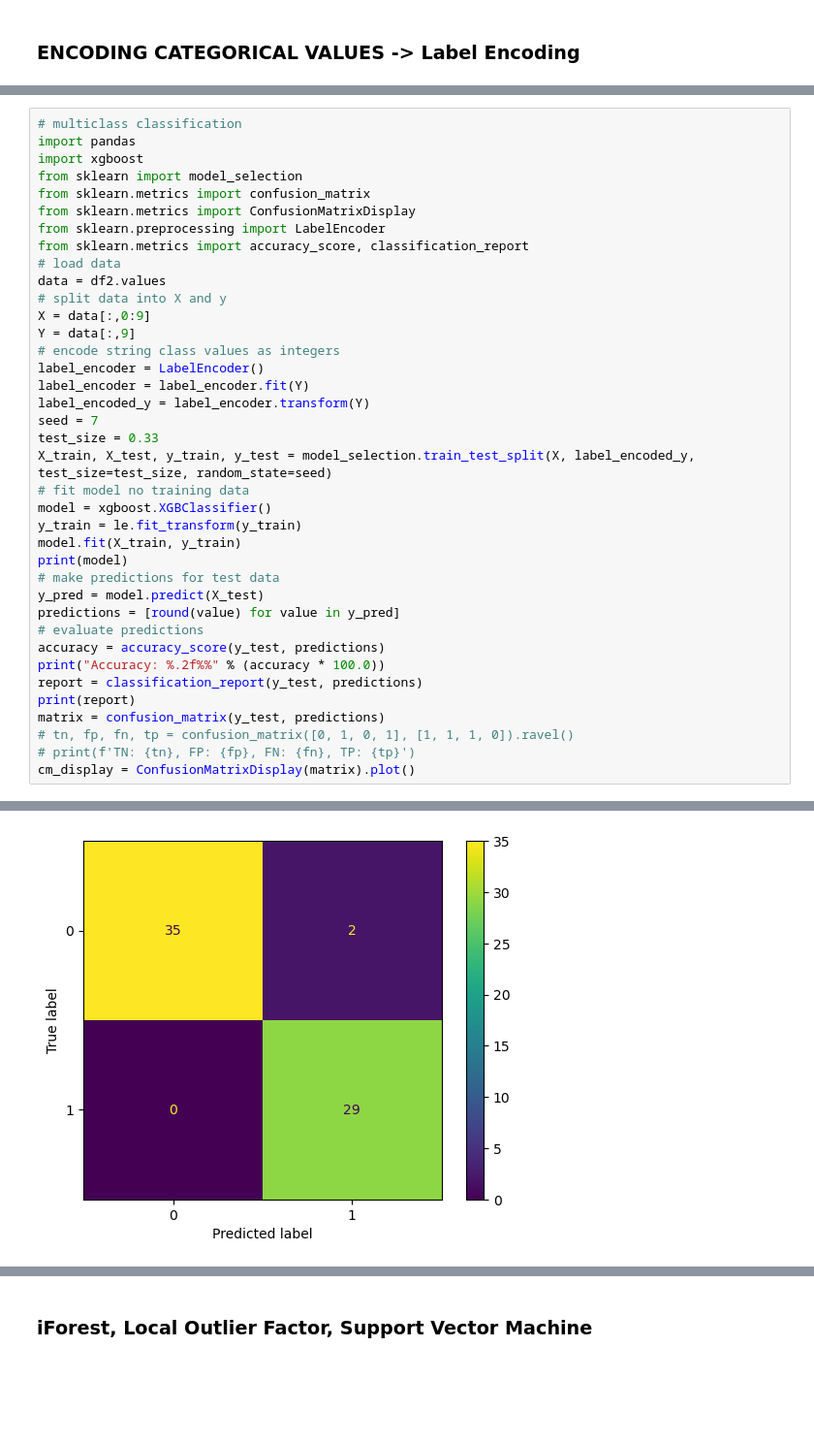
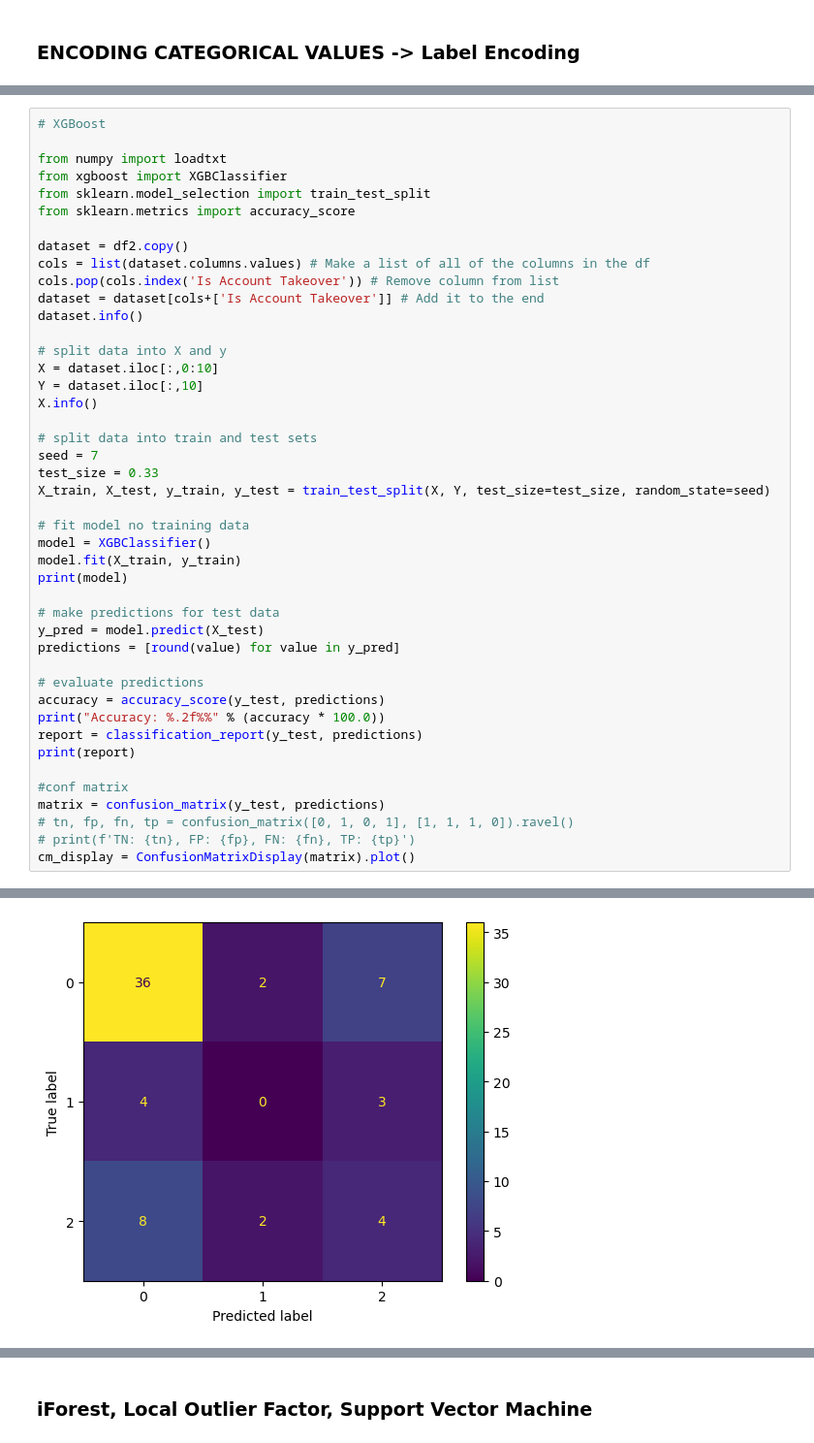
Before and after one commit to grzesiakm/AI-playground, a Jupyter notebook: Mgr_200.ipynb, the cells around one changed output, grey strips where cells are left out. Shown at 97% size. Saved outputs shown, nothing was run; the diff lists cells and outputs as text; blank space fills up the shorter version.

Commit message:
Update Mgr_200.ipynb
Fixed issues with ndarray and add more test cases

```diff
--- a/Mgr_200.ipynb
+++ b/Mgr_200.ipynb
@@ -394,37 +395,43 @@ memory usage: 5.4 KB
 # %%
-# multiclass classification
-import pandas
-import xgboost
-from sklearn import model_selection
-from sklearn.metrics import confusion_matrix
-from sklearn.metrics import ConfusionMatrixDisplay
-from sklearn.preprocessing import LabelEncoder
-from sklearn.metrics import accuracy_score, classification_report
-# load data
-data = df2.values
+# XGBoost
+
+from numpy import loadtxt
+from xgboost import XGBClassifier
+from sklearn.model_selection import train_test_split
+from sklearn.metrics import accuracy_score
+
+dataset = df2.copy()
+cols = list(dataset.columns.values) # Make a list of all of the columns in the df
+cols.pop(cols.index('Is Account Takeover')) # Remove column from list
+dataset = dataset[cols+['Is Account Takeover']] # Add it to the end
+dataset.info()
+
 # split data into X and y
-X = data[:,0:9]
-Y = data[:,9]
-# encode string class values as integers
-label_encoder = LabelEncoder()
-label_encoder = label_encoder.fit(Y)
-label_encoded_y = label_encoder.transform(Y)
+X = dataset.iloc[:,0:10]
+Y = dataset.iloc[:,10]
+X.info()
+
+# split data into train and test sets
 seed = 7
 test_size = 0.33
-X_train, X_test, y_train, y_test = model_selection.train_test_split(X, label_encoded_y, test_size=test_size, random_state=seed)
+X_train, X_test, y_train, y_test = train_test_split(X, Y, test_size=test_size, random_state=seed)
+
 # fit model no training data
-model = xgboost.XGBClassifier()
-y_train = le.fit_transform(y_train)
+model = XGBClassifier()
 model.fit(X_train, y_train)
 print(model)
+
 # make predictions for test data
 y_pred = model.predict(X_test)
 predictions = [round(value) for value in y_pred]
+
 # evaluate predictions
 accuracy = accuracy_score(y_test, predictions)
 print("Accuracy: %.2f%%" % (accuracy * 100.0))
 report = classification_report(y_test, predictions)
 print(report)
+
+#conf matrix
 matrix = confusion_matrix(y_test, predictions)
 # tn, fp, fn, tp = confusion_matrix([0, 1, 0, 1], [1, 1, 1, 0]).ravel()
 # print(f'TN: {tn}, FP: {fp}, FN: {fn}, TP: {tp}')
@@ -453 +457 @@ weighted avg       0.97      0.97      0.97        66
-[figure, old version]
+[figure, new version]
```
Also changed, not shown: parts of 100 cells of this notebook.
